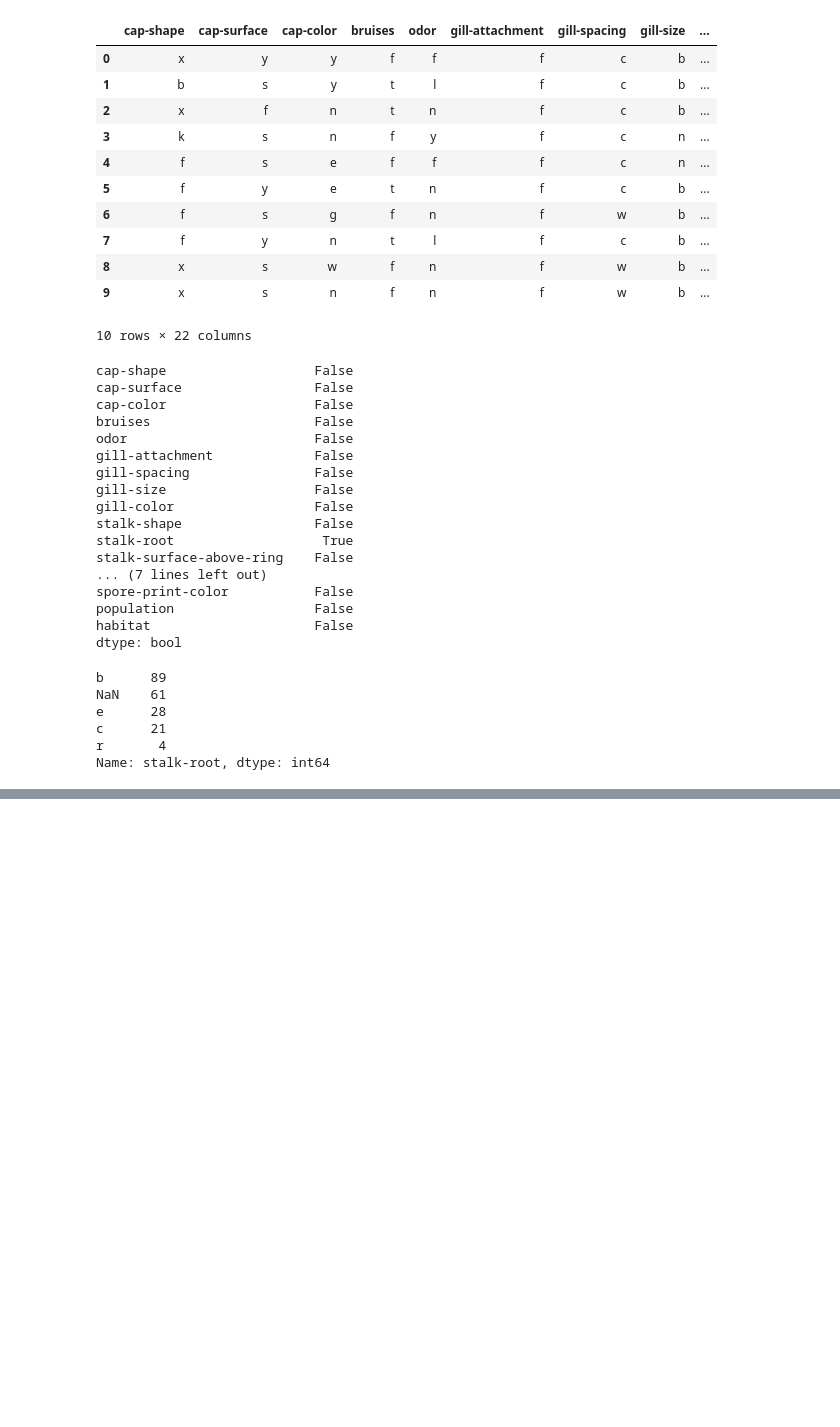
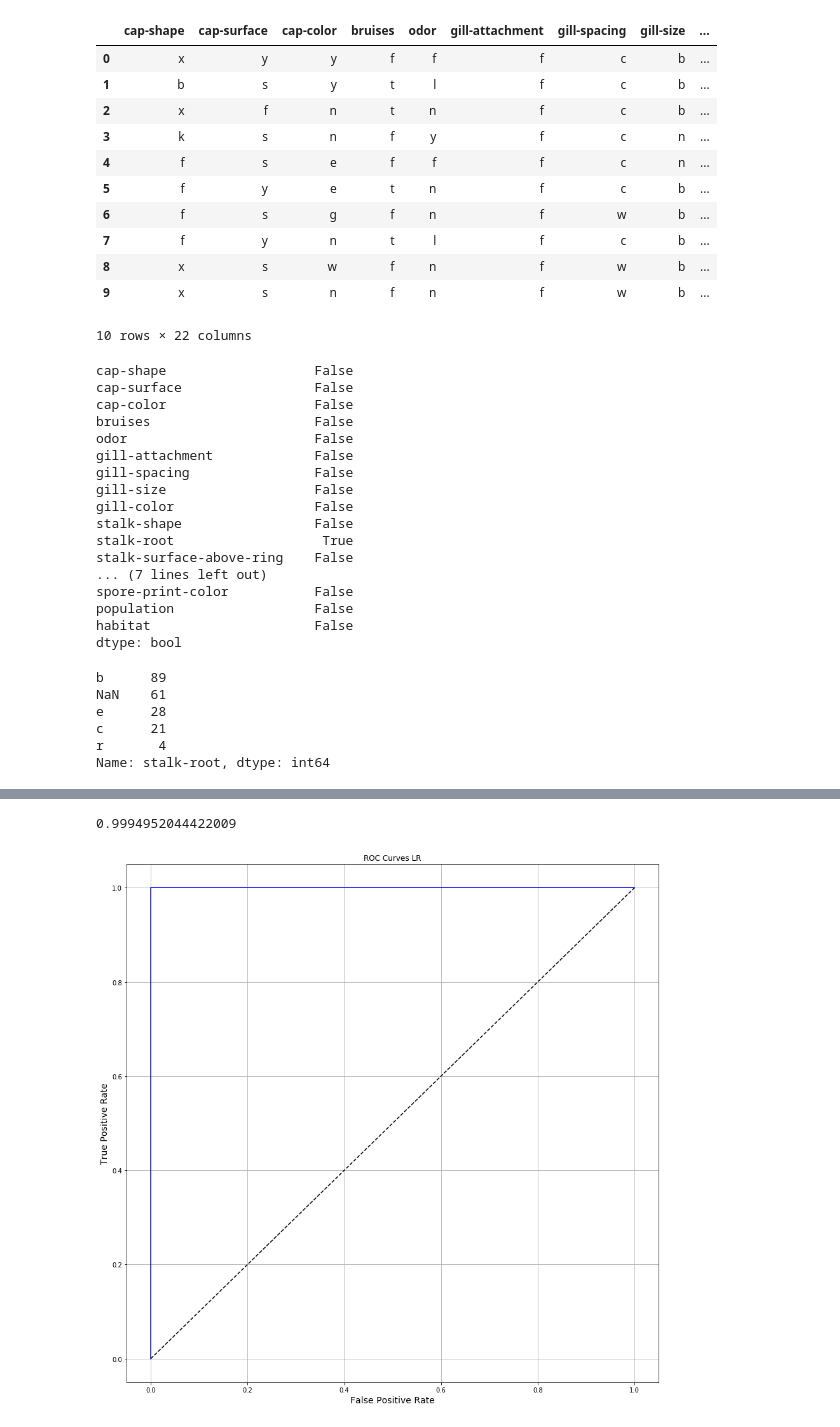
Before and after one commit to csun-data-science-bootcamp-20/Group9, a Jupyter notebook: Mushrooms.ipynb, the cells around one changed output, grey strips where cells are left out. Cells and saved outputs as stored; diff of their text form; code cells hidden in the pictures; blank space fills up the shorter version.

```diff
--- a/Mushrooms.ipynb
+++ b/Mushrooms.ipynb
@@ -350,0 +367,8 @@ datadef_new[:10]
+# %%
+data_copy = data.drop(columns=['class','stalk-root'],axis=1)
+data_copy = pd.get_dummies(data_copy)
+# %%
+from sklearn.preprocessing import label_binarize
+Y=label_binarize(data['class'], classes=['edible','poisonous'])
+data_copy['class']=Y
+data_copy.head()
@@ -350,0 +383,3 @@ datadef_new[:10]
+# %%
+X=np.array(data_copy.drop(columns=['class'],axis=1))
+X
@@ -350,0 +394,25 @@ datadef_new[:10]
+# %%
+from sklearn.linear_model import LogisticRegression as LR
+from sklearn.model_selection import train_test_split as tts
+from sklearn.metrics import accuracy_score, roc_curve
+
+model=LR()
+x_train, x_test, y_train, y_test = tts(X, data_copy['class'])
+y_scores = model.fit(x_train, y_train).predict_proba(x_test)[:,1]
+accuracy_LR = accuracy_score(y_test, y_scores.round())
+FPR_LR, TPR_LR, _ = roc_curve(y_test, y_scores)
+
+accuracy_LR
+# %% [output]
+0.9994952044422009
+# %%
+plt.plot(FPR_LR, TPR_LR, c="blue")
+plt.plot([0,1],[0,1],c="k",ls="--") # print a diagonal line
+plt.grid()
+plt.xlabel("False Positive Rate",fontsize=14)
+plt.ylabel("True Positive Rate",fontsize=14)
+plt.title("ROC Curves LR")
+plt.gcf().set_size_inches(15,15)
+#wow
+# %% [output]
+[figure, added]
```
Also changed, not shown: parts of 22 cells of this notebook, 1 other file.
